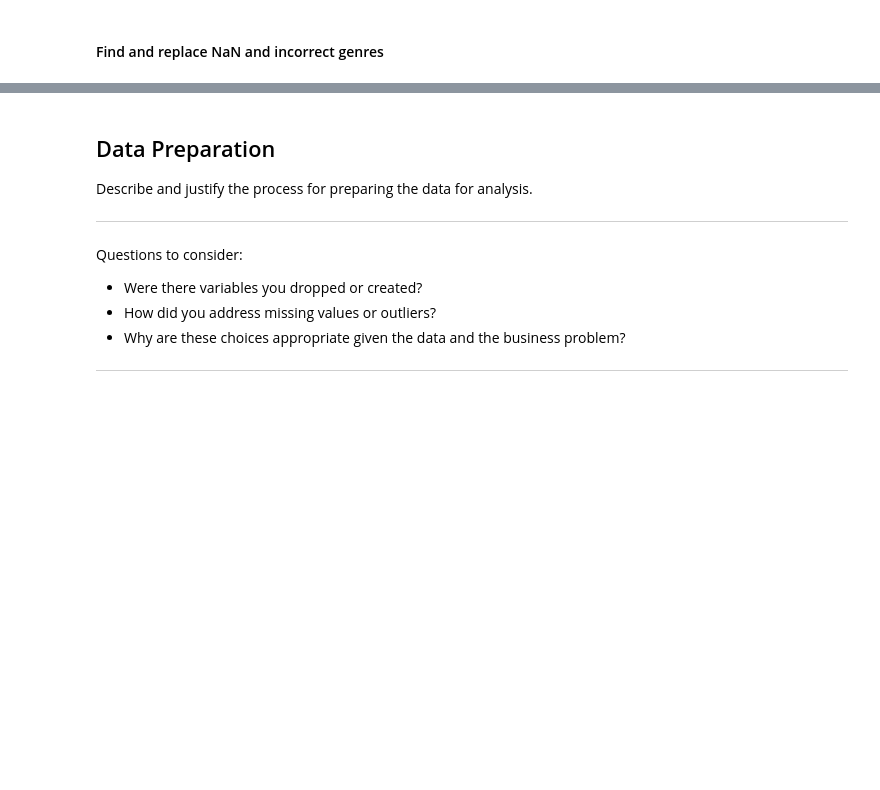
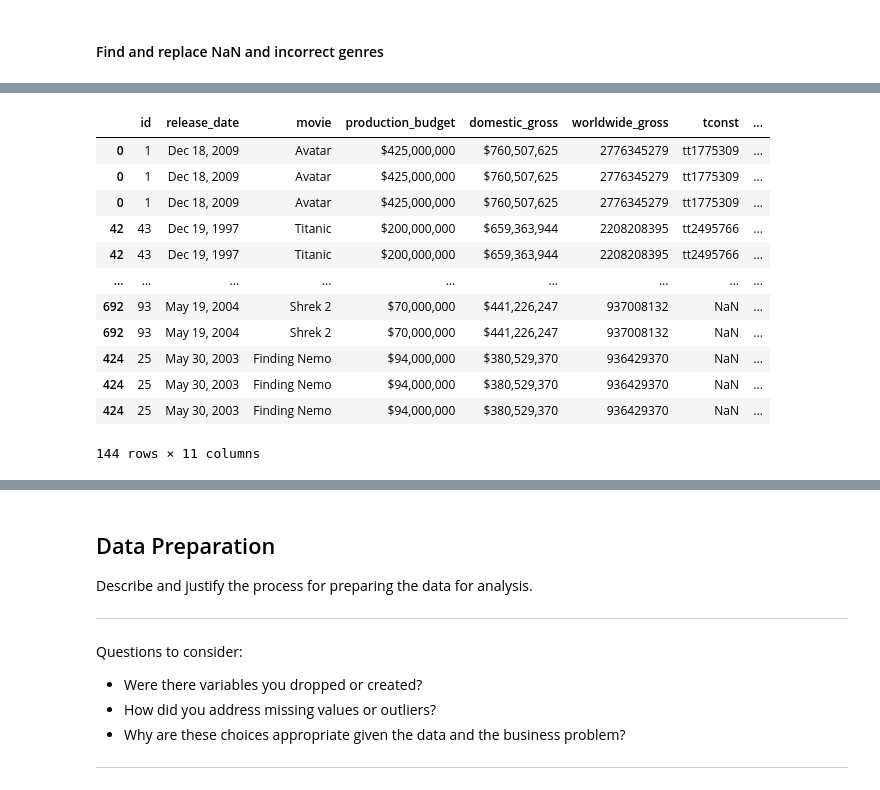
Before and after one commit to jpetoskey/dsc-project-template, a Jupyter notebook: dsc-phase1-project-template.ipynb, the cells around one changed output, grey strips where cells are left out. Saved outputs shown, nothing was run; the diff lists cells and outputs as text; code cells hidden in the pictures; blank space fills up the shorter version.

```diff
--- a/dsc-phase1-project-template.ipynb
+++ b/dsc-phase1-project-template.ipynb
@@ -504,0 +564,17 @@ plt.setp(labels, rotation=45, horizontalalignment='right')
+# %%
+top_50_gross_join_explode = top_50_gross_join_split.explode('genres')
+top_50_gross_join_explode
+# %% [output]
+|  | id | release_date | movie | production_budget | domestic_gross | worldwide_gross | tconst | ... |
+| 0 | 1 | Dec 18, 2009 | Avatar | $425,000,000 | $760,507,625 | 2776345279 | tt1775309 | ... |
+| 0 | 1 | Dec 18, 2009 | Avatar | $425,000,000 | $760,507,625 | 2776345279 | tt1775309 | ... |
+| 0 | 1 | Dec 18, 2009 | Avatar | $425,000,000 | $760,507,625 | 2776345279 | tt1775309 | ... |
+| 42 | 43 | Dec 19, 1997 | Titanic | $200,000,000 | $659,363,944 | 2208208395 | tt2495766 | ... |
+| 42 | 43 | Dec 19, 1997 | Titanic | $200,000,000 | $659,363,944 | 2208208395 | tt2495766 | ... |
+| ... | ... | ... | ... | ... | ... | ... | ... | ... |
+| 692 | 93 | May 19, 2004 | Shrek 2 | $70,000,000 | $441,226,247 | 937008132 | NaN | ... |
+| 692 | 93 | May 19, 2004 | Shrek 2 | $70,000,000 | $441,226,247 | 937008132 | NaN | ... |
+| 424 | 25 | May 30, 2003 | Finding Nemo | $94,000,000 | $380,529,370 | 936429370 | NaN | ... |
+| 424 | 25 | May 30, 2003 | Finding Nemo | $94,000,000 | $380,529,370 | 936429370 | NaN | ... |
+| 424 | 25 | May 30, 2003 | Finding Nemo | $94,000,000 | $380,529,370 | 936429370 | NaN | ... |
+144 rows × 11 columns
```
Also changed, not shown: parts of 22 cells of this notebook.
